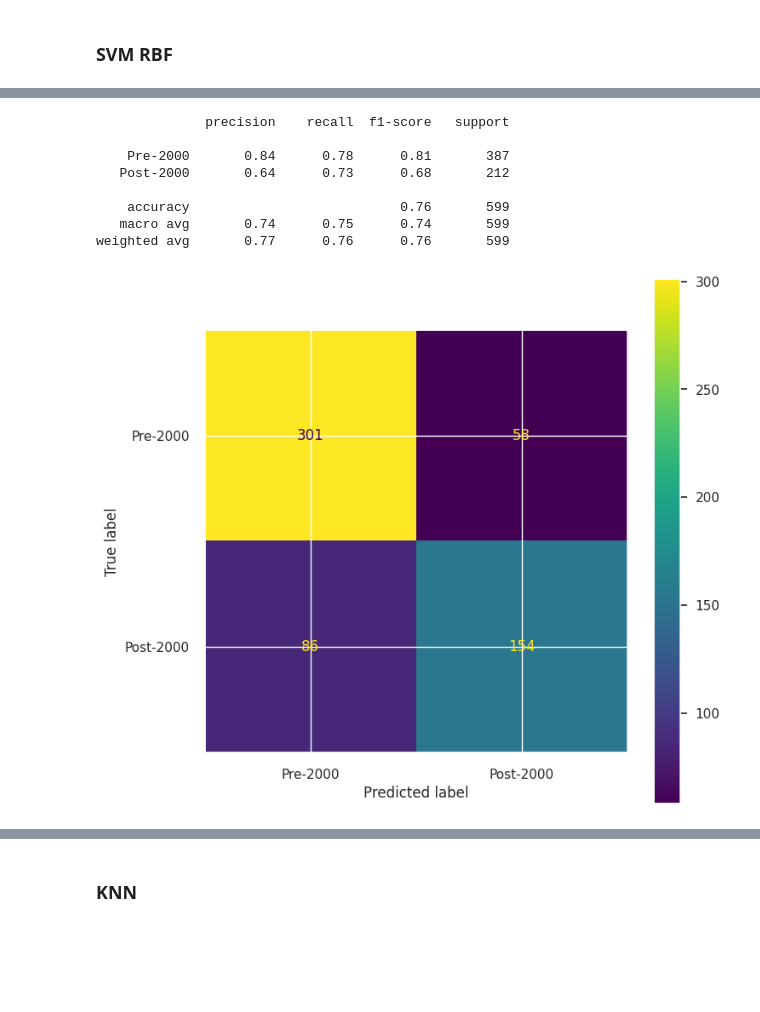
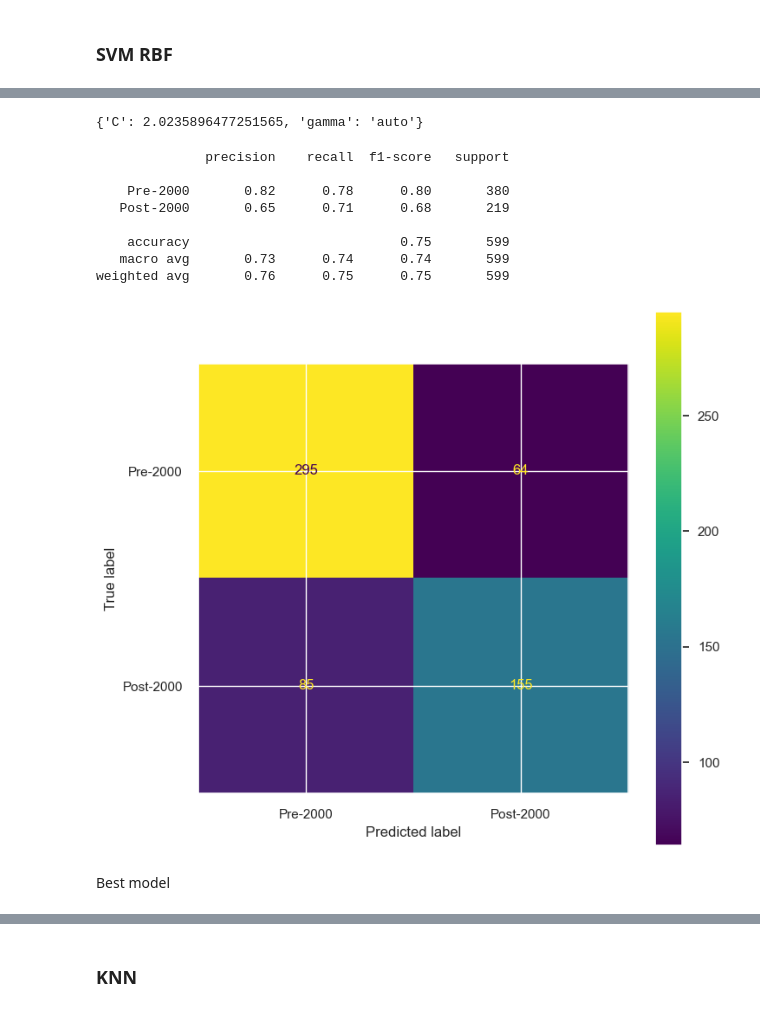
Before and after one commit to ericryhr/APA-PRACTICA, a Jupyter notebook: models/classification.ipynb, the cells around one changed output, grey strips where cells are left out. Saved outputs shown, nothing was run; the diff lists cells and outputs as text; code cells hidden in the pictures; blank space fills up the shorter version.

```diff
--- a/models/classification.ipynb
+++ b/models/classification.ipynb
@@ -333,0 +354,8 @@ roc_auc(qsvm, x_train, y_train, x_test, y_test, classes=clss, micro=False, macro
+# %%
+rbfsvm_default = SVC(kernel='rbf', random_state=0)
+rbfsvm_default.fit(x_train_standard, y_train)
+y_pred = rbfsvm_default.predict(x_test_standard);
+print(classification_report(y_test,y_pred));
+print(f1_score(y_test, y_pred, average='weighted'))
+cv_f1_score = cross_val_score(SVC(random_state=0), X=x_train_standard,  y=y_train, cv=5, scoring='f1_weighted',n_jobs=-1)
+print("5-fold CV f1-score: ", cv_f1_score.mean())
@@ -334,21 +382,23 @@ roc_auc(qsvm, x_train, y_train, x_test, y_test, classes=clss, micro=False, macro
 # %%
-param = {'C':10**np.linspace(-3,3,101),
-         'gamma':['scale','auto']}
+param = {'C':10**np.linspace(-1,1,50),
+         'gamma': ['auto', 'scale']
+        #  'gamma': np.logspace(-3, 3, 7)
+         }
 
-rbfsvm = BayesSearchCV(SVC(kernel='rbf', random_state=0),
+# rbfsvm = BayesSearchCV(SVC(kernel='rbf', random_state=0),
+#                      param,
+#                      cv=5,
+#                      scoring='f1_weighted',
+#                      n_jobs=-1,
+#                      refit=True,
+#                      random_state=0).fit(x_train_standard, y_train)
+
+rbfsvm = GridSearchCV(SVC(kernel='rbf', random_state=0),
                      param,
-                     n_iter=niter,
-                     cv=cv,
+                     cv=5,
                      scoring='f1_weighted',
                      n_jobs=-1,
-                     refit=True,
-                     random_state=0).fit(x_train, y_train)
-# y_test_predicted_rbfsvm = rbfsvm.predict(x_test)
-# r2_rbfsvm_train = np.mean(cross_val_score(rbfsvm, x_train, y_train))
-# r2_rbfsvm_test = np.mean(cross_val_score(rbfsvm, x_test, y_test))
-
-# print(f'Train R2 score: {r2_rbfsvm_train}')
-# print(f'Test R2 score: {r2_rbfsvm_test}')
+                     refit=True).fit(x_train_standard, y_train)
 # %%
 show_html(pd.DataFrame(rbfsvm.cv_results_).loc[:,['params', 'mean_test_score','rank_test_score']].sort_values(by='rank_test_score').head().to_html())
 # %% [output]
@@ -361,17 +423,23 @@ show_html(pd.DataFrame(rbfsvm.cv_results_).loc[:,['params', 'mean_test_score','r
+# %%
+rbfsvm.best_params_
+# %% [output]
+{'C': 2.0235896477251565, 'gamma': 'auto'}
 # %%
-print(classification_report(rbfsvm.predict(x_test), y_test, target_names=clss))
-results_df = save_results(rbfsvm, x_test, y_test, 'SVM RBF', results_df)
+print(classification_report(y_test, rbfsvm.predict(x_test_standard), target_names=clss))
+results_df = save_results(rbfsvm, x_test_standard, y_test, 'SVM RBF', results_df)
 # %% [output]
               precision    recall  f1-score   support
 
-    Pre-2000       0.84      0.78      0.81       387
-   Post-2000       0.64      0.73      0.68       212
+    Pre-2000       0.82      0.78      0.80       380
+   Post-2000       0.65      0.71      0.68       219
 
-    accuracy                           0.76       599
-   macro avg       0.74      0.75      0.74       599
-weighted avg       0.77      0.76      0.76       599
+    accuracy                           0.75       599
+   macro avg       0.73      0.74      0.74       599
+weighted avg       0.76      0.75      0.75       599
 # %%
 plt.figure(figsize=(8,8));
-ConfusionMatrixDisplay.from_estimator(rbfsvm, x_test, y_test, display_labels=clss, ax=plt.subplot());
+ConfusionMatrixDisplay.from_estimator(rbfsvm, x_test_standard, y_test, display_labels=clss, ax=plt.subplot());
 # %% [output]
-[figure, old version]
+[figure, new version]
+# %% [markdown]
+Best model
```
Also changed, not shown: parts of 70 cells of this notebook.
